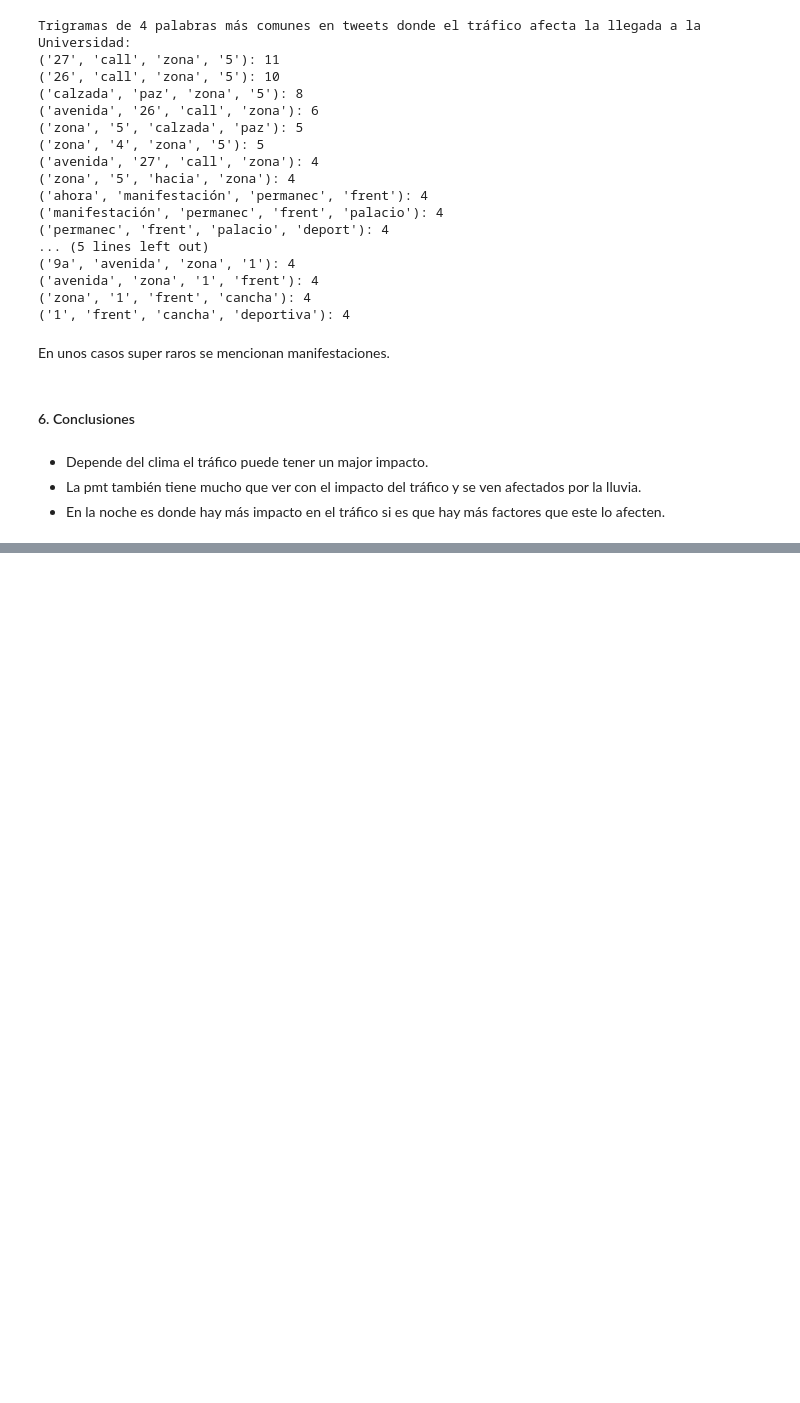
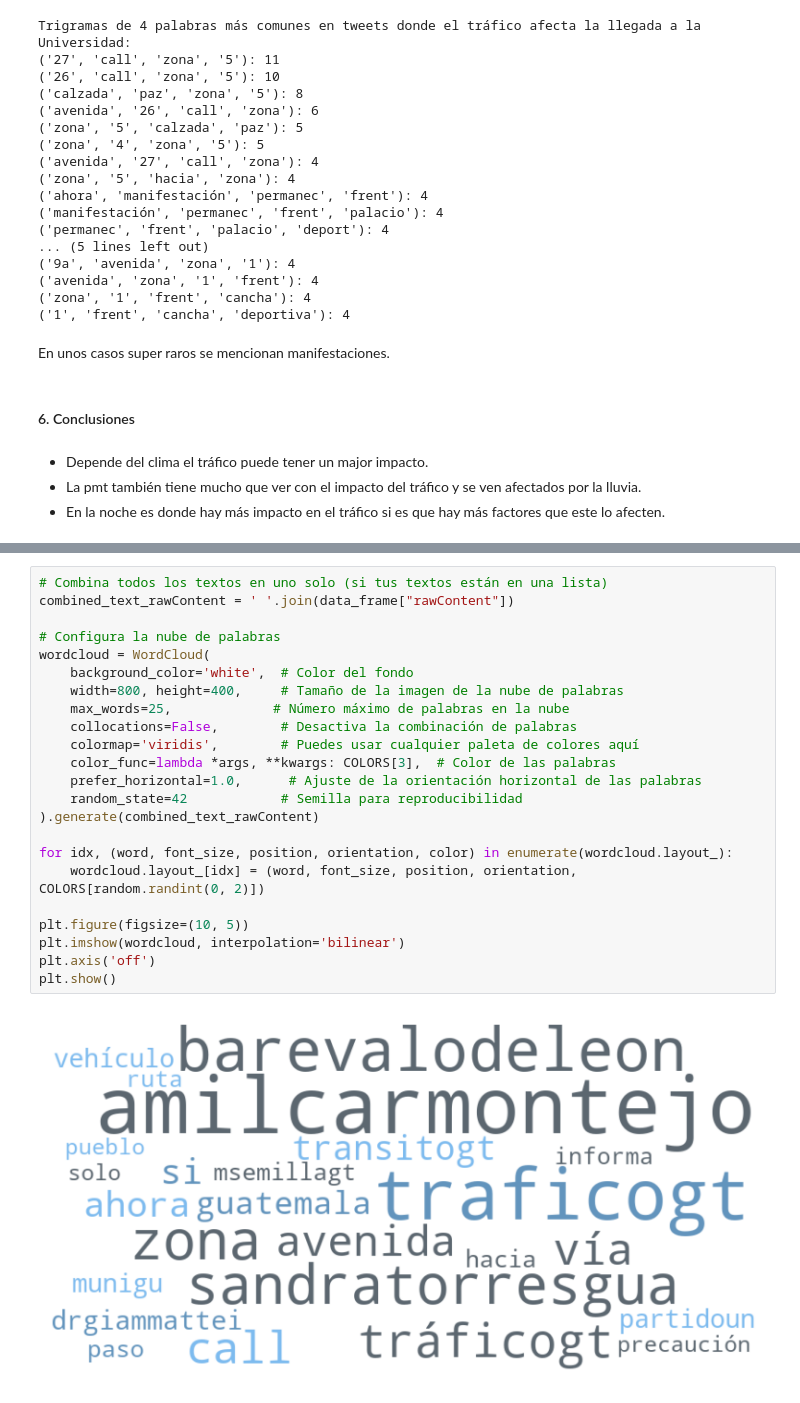
Before and after one commit to CrisLayB/DataScience_Lab06, a Jupyter notebook: Lab6Problema1.ipynb, the cells around one changed output, grey strips where cells are left out. Cells and saved outputs as stored; diff of their text form; blank space fills up the shorter version.

```diff
--- a/Lab6Problema1.ipynb
+++ b/Lab6Problema1.ipynb
@@ -870,0 +900,25 @@ En unos casos super raros se mencionan manifestaciones.
+# %%
+# Combina todos los textos en uno solo (si tus textos están en una lista)
+combined_text_rawContent = ' '.join(data_frame["rawContent"])
+
+# Configura la nube de palabras
+wordcloud = WordCloud(
+    background_color='white',  # Color del fondo
+    width=800, height=400,     # Tamaño de la imagen de la nube de palabras
+    max_words=25,             # Número máximo de palabras en la nube
+    collocations=False,        # Desactiva la combinación de palabras
+    colormap='viridis',        # Puedes usar cualquier paleta de colores aquí
+    color_func=lambda *args, **kwargs: COLORS[3],  # Color de las palabras
+    prefer_horizontal=1.0,      # Ajuste de la orientación horizontal de las palabras
+    random_state=42            # Semilla para reproducibilidad
+).generate(combined_text_rawContent)
+
+for idx, (word, font_size, position, orientation, color) in enumerate(wordcloud.layout_):
+    wordcloud.layout_[idx] = (word, font_size, position, orientation, COLORS[random.randint(0, 2)])
+
+plt.figure(figsize=(10, 5))
+plt.imshow(wordcloud, interpolation='bilinear')
+plt.axis('off')
+plt.show()
+# %% [output]
+[figure, added]
```
Also changed, not shown: parts of 13 cells of this notebook.
